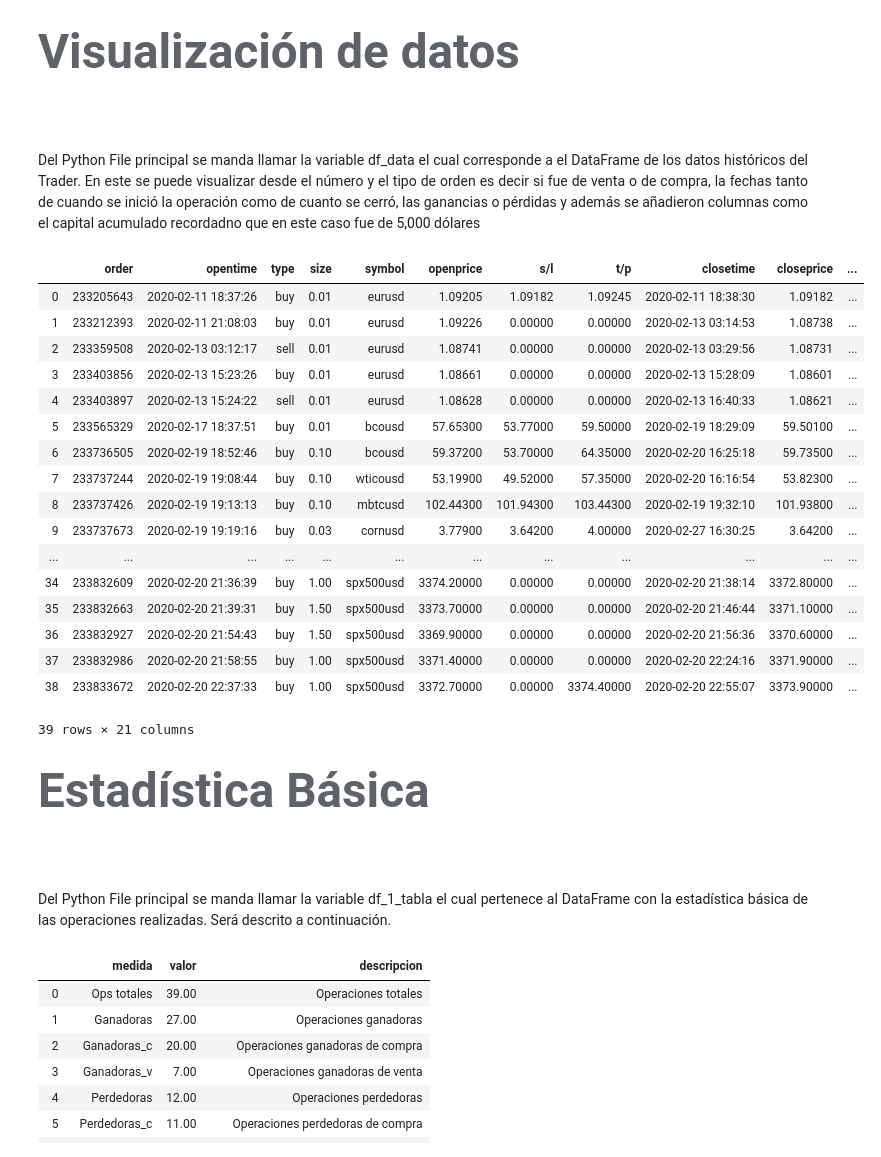
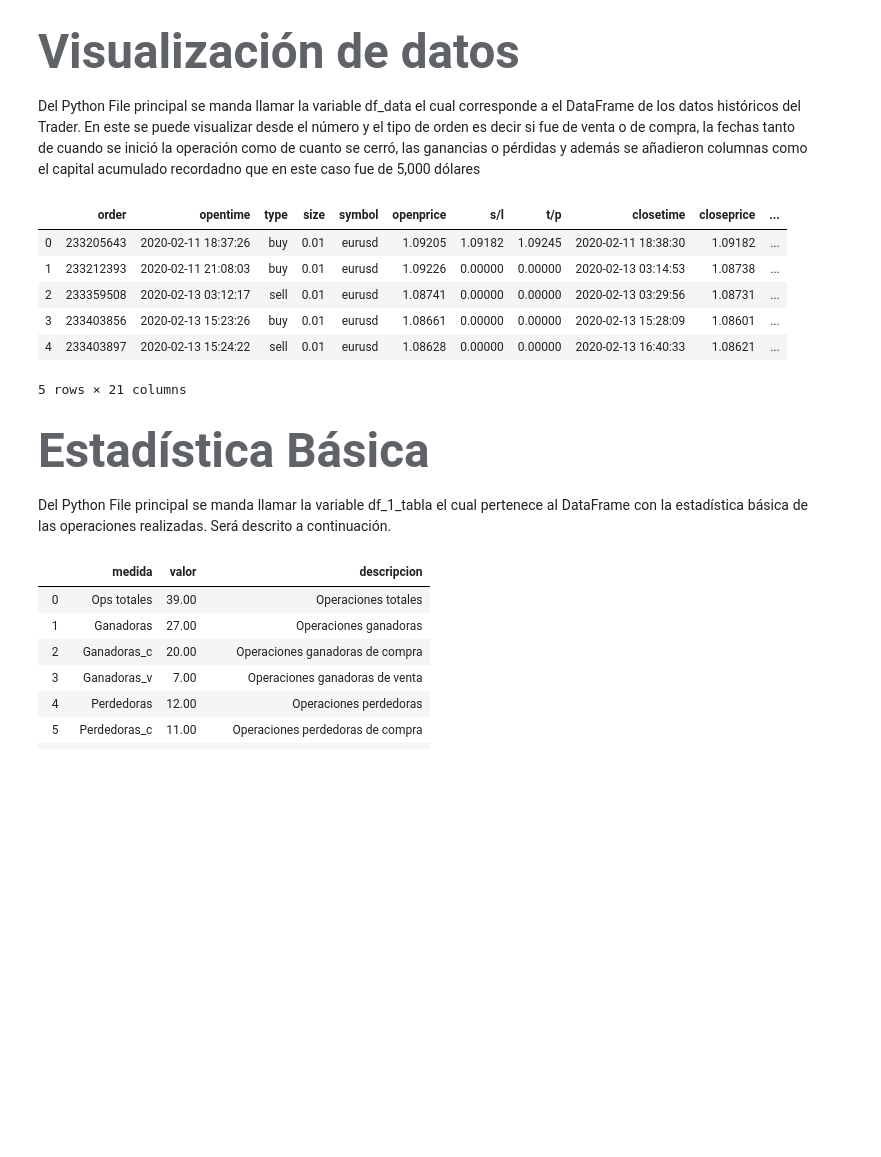
Before and after one commit to FranciscoRodRam/LAB_2_FRRR, a Jupyter notebook: LAB_2_FRRR.ipynb, the cells around one changed output. Saved outputs shown, nothing was run; the diff lists cells and outputs as text; code cells hidden in the pictures; blank space fills up the shorter version.

```diff
--- a/LAB_2_FRRR.ipynb
+++ b/LAB_2_FRRR.ipynb
@@ -59,35 +45,21 @@ See the caveats in the documentation: http://pandas.pydata.org/pandas-docs/stabl
 # %% [markdown]
 ###### <span style="font-family:Papyrus; font-size:4em;"> Visualización de datos
 # %% [markdown]
-</font> <br> <br><font size=3><font color=#42953453><font size=3>
-<p style="text-align: justify;"> Del Python File principal se manda llamar la variable df_data el cual corresponde a el DataFrame de los datos históricos del Trader. En este se puede visualizar desde el número y el tipo de orden es decir si fue de venta o de compra, la fechas tanto de cuando se inició la operación como de cuanto se cerró, las ganancias o pérdidas y además se añadieron columnas como el capital acumulado recordadno que en este caso fue de 5,000 dólares </p>
+Del Python File principal se manda llamar la variable df_data el cual corresponde a el DataFrame de los datos históricos del Trader. En este se puede visualizar desde el número y el tipo de orden es decir si fue de venta o de compra, la fechas tanto de cuando se inició la operación como de cuanto se cerró, las ganancias o pérdidas y además se añadieron columnas como el capital acumulado recordadno que en este caso fue de 5,000 dólares </p>
 # %%
 df_data=pr.df_data
-df_data
+df_data.head()
 # %% [output]
 |  | order | opentime | type | size | symbol | openprice | s/l | t/p | closetime | closeprice | ... |
 | 0 | 233205643 | 2020-02-11 18:37:26 | buy | 0.01 | eurusd | 1.09205 | 1.09182 | 1.09245 | 2020-02-11 18:38:30 | 1.09182 | ... |
 | 1 | 233212393 | 2020-02-11 21:08:03 | buy | 0.01 | eurusd | 1.09226 | 0.00000 | 0.00000 | 2020-02-13 03:14:53 | 1.08738 | ... |
 | 2 | 233359508 | 2020-02-13 03:12:17 | sell | 0.01 | eurusd | 1.08741 | 0.00000 | 0.00000 | 2020-02-13 03:29:56 | 1.08731 | ... |
 | 3 | 233403856 | 2020-02-13 15:23:26 | buy | 0.01 | eurusd | 1.08661 | 0.00000 | 0.00000 | 2020-02-13 15:28:09 | 1.08601 | ... |
 | 4 | 233403897 | 2020-02-13 15:24:22 | sell | 0.01 | eurusd | 1.08628 | 0.00000 | 0.00000 | 2020-02-13 16:40:33 | 1.08621 | ... |
-| 5 | 233565329 | 2020-02-17 18:37:51 | buy | 0.01 | bcousd | 57.65300 | 53.77000 | 59.50000 | 2020-02-19 18:29:09 | 59.50100 | ... |
-| 6 | 233736505 | 2020-02-19 18:52:46 | buy | 0.10 | bcousd | 59.37200 | 53.70000 | 64.35000 | 2020-02-20 16:25:18 | 59.73500 | ... |
-| 7 | 233737244 | 2020-02-19 19:08:44 | buy | 0.10 | wticousd | 53.19900 | 49.52000 | 57.35000 | 2020-02-20 16:16:54 | 53.82300 | ... |
-| 8 | 233737426 | 2020-02-19 19:13:13 | buy | 0.10 | mbtcusd | 102.44300 | 101.94300 | 103.44300 | 2020-02-19 19:32:10 | 101.93800 | ... |
-| 9 | 233737673 | 2020-02-19 19:19:16 | buy | 0.03 | cornusd | 3.77900 | 3.64200 | 4.00000 | 2020-02-27 16:30:25 | 3.64200 | ... |
-| ... | ... | ... | ... | ... | ... | ... | ... | ... | ... | ... | ... |
-| 34 | 233832609 | 2020-02-20 21:36:39 | buy | 1.00 | spx500usd | 3374.20000 | 0.00000 | 0.00000 | 2020-02-20 21:38:14 | 3372.80000 | ... |
-| 35 | 233832663 | 2020-02-20 21:39:31 | buy | 1.50 | spx500usd | 3373.70000 | 0.00000 | 0.00000 | 2020-02-20 21:46:44 | 3371.10000 | ... |
-| 36 | 233832927 | 2020-02-20 21:54:43 | buy | 1.50 | spx500usd | 3369.90000 | 0.00000 | 0.00000 | 2020-02-20 21:56:36 | 3370.60000 | ... |
-| 37 | 233832986 | 2020-02-20 21:58:55 | buy | 1.00 | spx500usd | 3371.40000 | 0.00000 | 0.00000 | 2020-02-20 22:24:16 | 3371.90000 | ... |
-| 38 | 233833672 | 2020-02-20 22:37:33 | buy | 1.00 | spx500usd | 3372.70000 | 0.00000 | 3374.40000 | 2020-02-20 22:55:07 | 3373.90000 | ... |
-39 rows × 21 columns
+5 rows × 21 columns
 # %% [markdown]
 ###### <span style="font-family:Papyrus; font-size:4em;"> Estadística Básica
 # %% [markdown]
-</font> <br> <br><font size=3><font color=#42953453><font size=3>
-
 <p style="text-align: justify;"> Del Python File principal se manda llamar la variable df_1_tabla el cual pertenece al DataFrame con la estadística básica de las operaciones realizadas. Será descrito a continuación.</p>
 # %%
 pr.df_1_tabla
```
Also changed, not shown: parts of 14 cells of this notebook.
